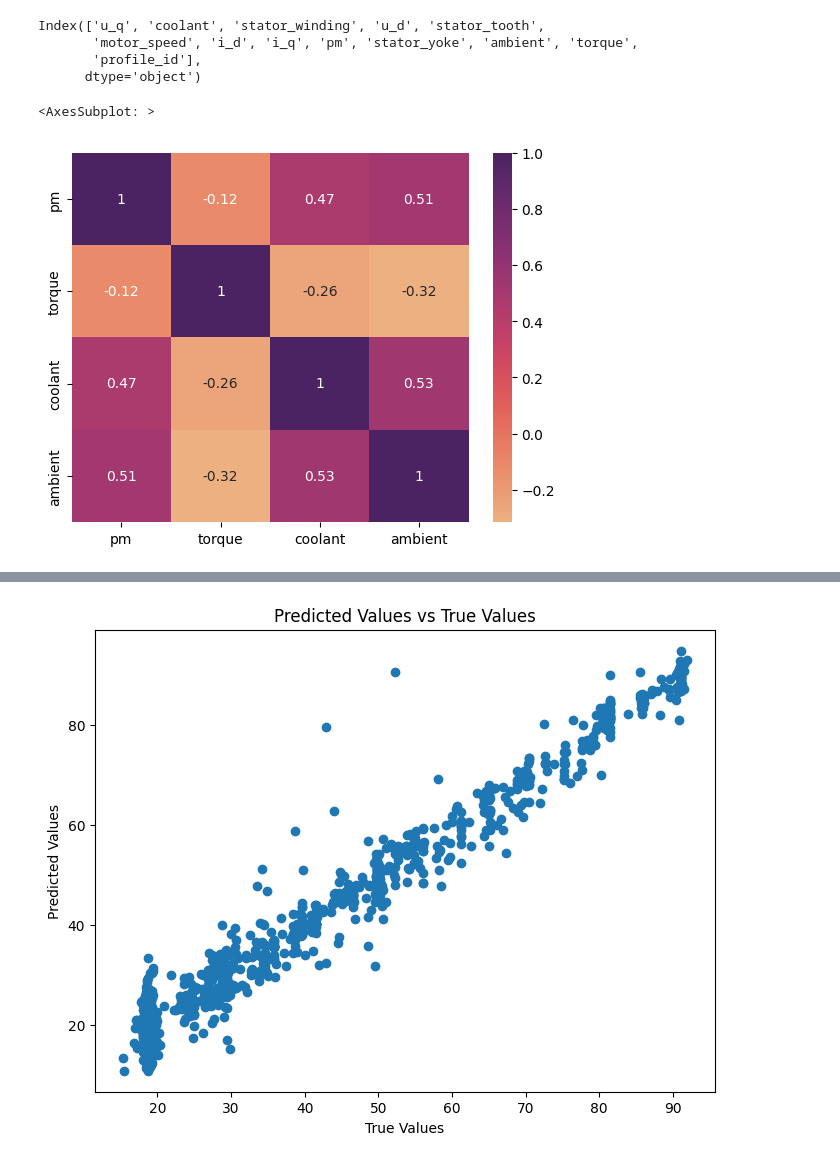
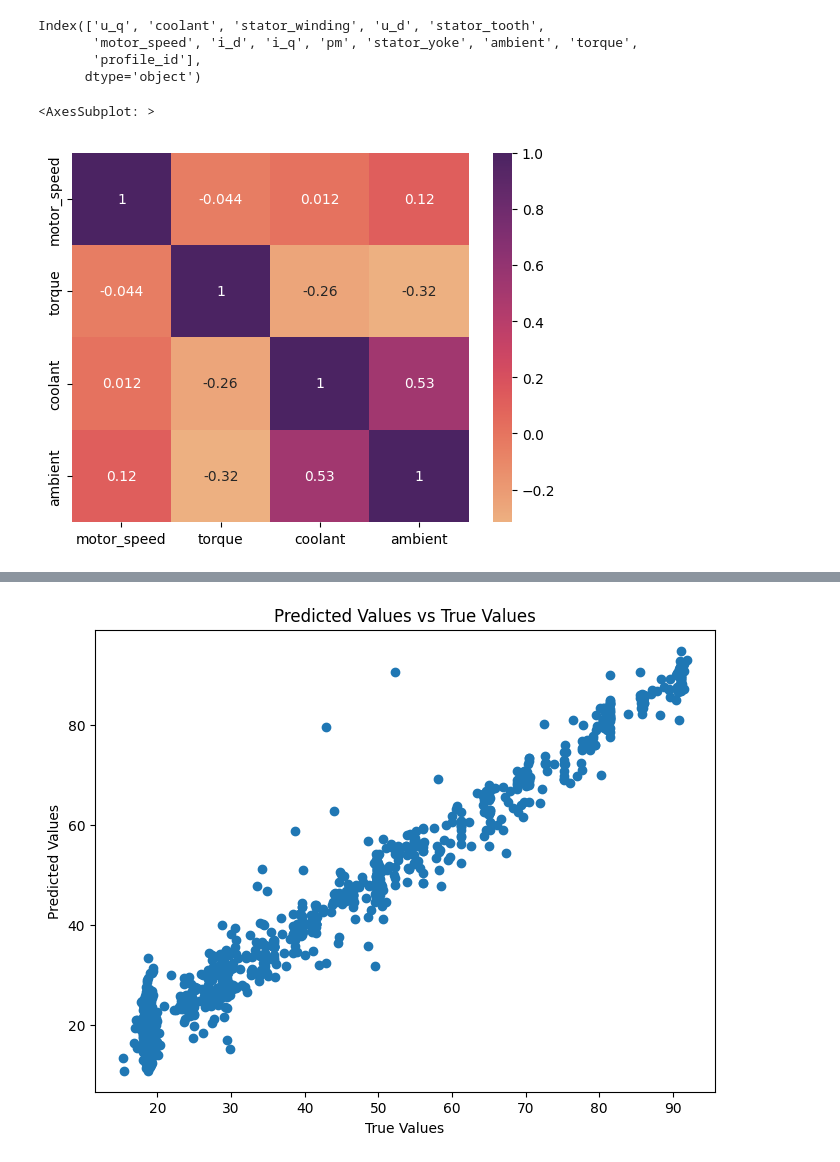
Before and after one commit to organictissuemaker/hth_fall_build_program, a Jupyter notebook: Finding-an-Interesting-Dataset-appolecider/motor_temp_practice.ipynb, the cells around one changed output, grey strips where cells are left out. Drawn from its saved outputs; the diff is of its cells as text; code cells hidden in the pictures.

```diff
--- a/Finding-an-Interesting-Dataset-appolecider/motor_temp_practice.ipynb
+++ b/Finding-an-Interesting-Dataset-appolecider/motor_temp_practice.ipynb
@@ -103,12 +103,12 @@ Index(['u_q', 'coolant', 'stator_winding', 'u_d', 'stator_tooth',
        'profile_id'],
       dtype='object')
 # %%
-#Does motor speed correlate to higher torque?
-motor_features = motor_data[['pm', 'torque', 'coolant', 'ambient']]
+#Q6: Does motor speed correlate to higher torque?
+motor_features = motor_data[['motor_speed', 'torque', 'coolant', 'ambient']]
 corr_heatmap = sns.heatmap(motor_features.corr(), annot = True, cmap = 'flare')
 corr_heatmap
 #A: No, there seems to be no strong correlation between most of these factors.
 # %% [output]
 <AxesSubplot: >
-[figure, old version]
+[figure, new version]
 # %%
```
Also changed, not shown: parts of 9 cells of this notebook.
